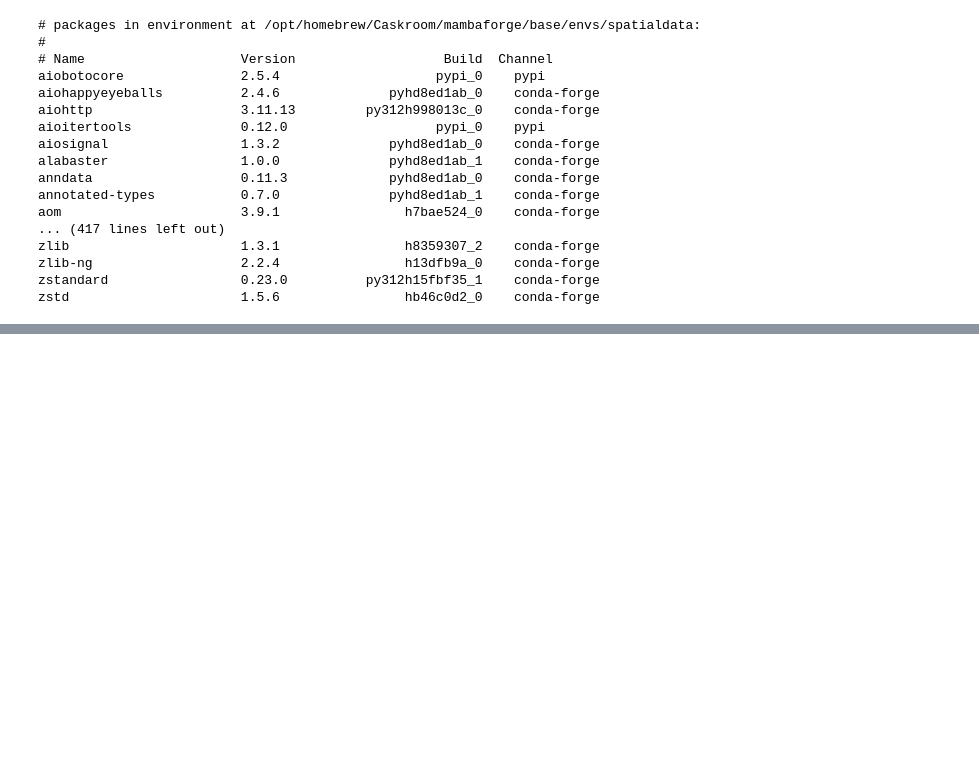
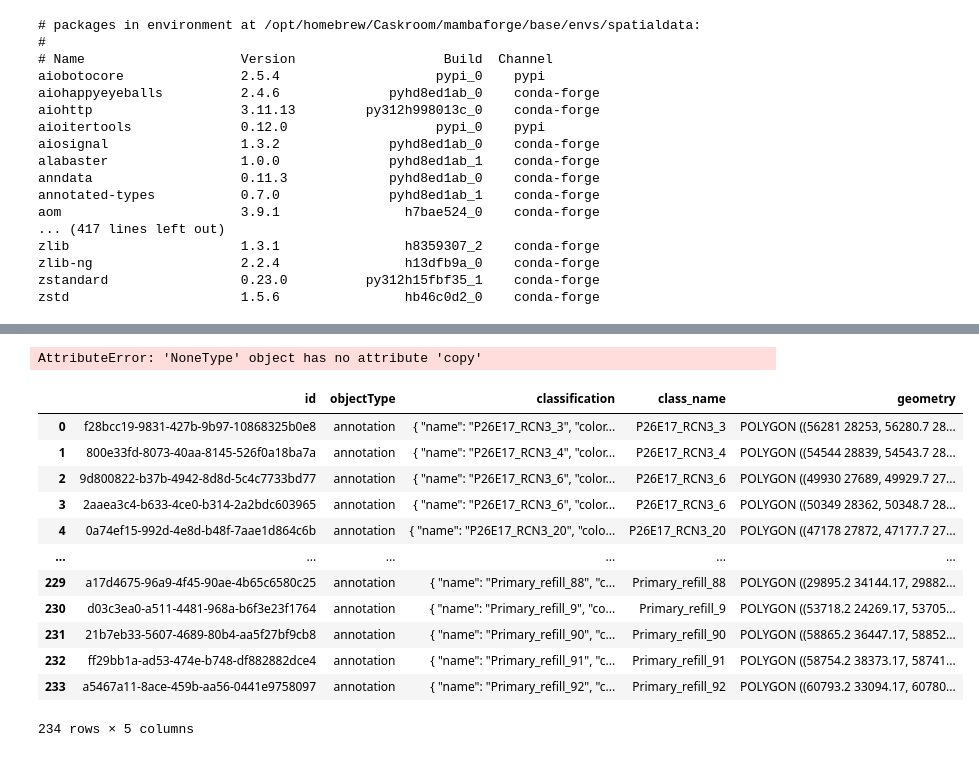
Before and after one commit to CosciaLab/openDVP, a Jupyter notebook: jupyternotebooks/SpatialData_for_figures.ipynb, the cells around one changed output, grey strips where cells are left out. Saved outputs shown, nothing was run; the diff lists cells and outputs as text; code cells hidden in the pictures; blank space fills up the shorter version.

```diff
--- a/jupyternotebooks/SpatialData_for_figures.ipynb
+++ b/jupyternotebooks/SpatialData_for_figures.ipynb
@@ -89,0 +323,19 @@ Error:
+# %%
+sdata['lmd_contours'] = spatialdata.models.ShapesModel.parse(gdf2)
+# %%
+sdata['lmd_contours']
+# %% [output]
+AttributeError: 'NoneType' object has no attribute 'copy'
+|  | id | objectType | classification | class_name | geometry |
+| 0 | f28bcc19-9831-427b-9b97-10868325b0e8 | annotation | { "name": "P26E17_RCN3_3", "color... | P26E17_RCN3_3 | POLYGON ((56281 28253, 56280.7 28... |
+| 1 | 800e33fd-8073-40aa-8145-526f0a18ba7a | annotation | { "name": "P26E17_RCN3_4", "color... | P26E17_RCN3_4 | POLYGON ((54544 28839, 54543.7 28... |
+| 2 | 9d800822-b37b-4942-8d8d-5c4c7733bd77 | annotation | { "name": "P26E17_RCN3_6", "color... | P26E17_RCN3_6 | POLYGON ((49930 27689, 49929.7 27... |
+| 3 | 2aaea3c4-b633-4ce0-b314-2a2bdc603965 | annotation | { "name": "P26E17_RCN3_6", "color... | P26E17_RCN3_6 | POLYGON ((50349 28362, 50348.7 28... |
+| 4 | 0a74ef15-992d-4e8d-b48f-7aae1d864c6b | annotation | { "name": "P26E17_RCN3_20", "colo... | P26E17_RCN3_20 | POLYGON ((47178 27872, 47177.7 27... |
+| ... | ... | ... | ... | ... | ... |
+| 229 | a17d4675-96a9-4f45-90ae-4b65c6580c25 | annotation | { "name": "Primary_refill_88", "c... | Primary_refill_88 | POLYGON ((29895.2 34144.17, 29882... |
+| 230 | d03c3ea0-a511-4481-968a-b6f3e23f1764 | annotation | { "name": "Primary_refill_9", "co... | Primary_refill_9 | POLYGON ((53718.2 24269.17, 53705... |
+| 231 | 21b7eb33-5607-4689-80b4-aa5f27bf9cb8 | annotation | { "name": "Primary_refill_90", "c... | Primary_refill_90 | POLYGON ((58865.2 36447.17, 58852... |
+| 232 | ff29bb1a-ad53-474e-b748-df882882dce4 | annotation | { "name": "Primary_refill_91", "c... | Primary_refill_91 | POLYGON ((58754.2 38373.17, 58741... |
+| 233 | a5467a11-8ace-459b-aa56-0441e9758097 | annotation | { "name": "Primary_refill_92", "c... | Primary_refill_92 | POLYGON ((60793.2 33094.17, 60780... |
+234 rows × 5 columns
```
Also changed, not shown: parts of 43 cells of this notebook, 1 other file.
